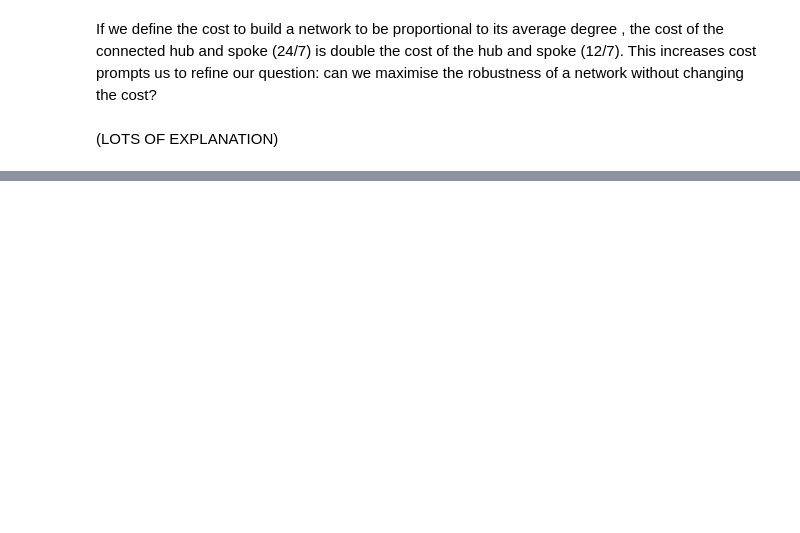
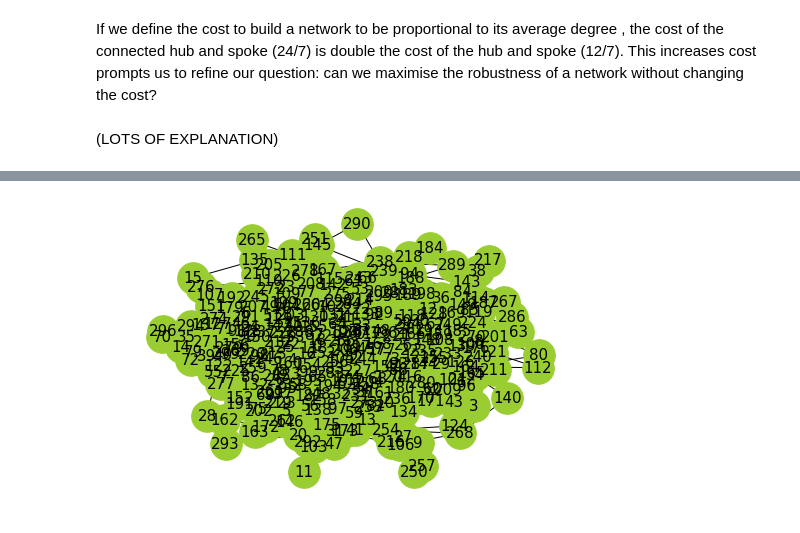
Before and after one commit to DylannBell/complex_networks_attack_tolerance, a Jupyter notebook: CODE/Error & Attack Tolerance Of Complex Networks.ipynb, the cells around one changed output, grey strips where cells are left out. Cells and saved outputs as stored; diff of their text form; code cells hidden in the pictures; blank space fills up the shorter version.

```diff
--- a/CODE/Error & Attack Tolerance Of Complex Networks.ipynb
+++ b/CODE/Error & Attack Tolerance Of Complex Networks.ipynb
@@ -890,0 +827,7 @@ generate_experiment_3_graph("Robust Graph", remove_range, ER_Failure_big_S, ER_A
+# %%
+k = 5
+
+centralised_graph_3 = create_centralised_graph(N, k, p, kmax, seed)
+nx.draw(centralised_graph_3, font_size=15, with_labels=True, node_color='yellowgreen', node_size=1000)
+# %% [output]
+[figure, added]
```
Also changed, not shown: parts of 15 cells of this notebook.
